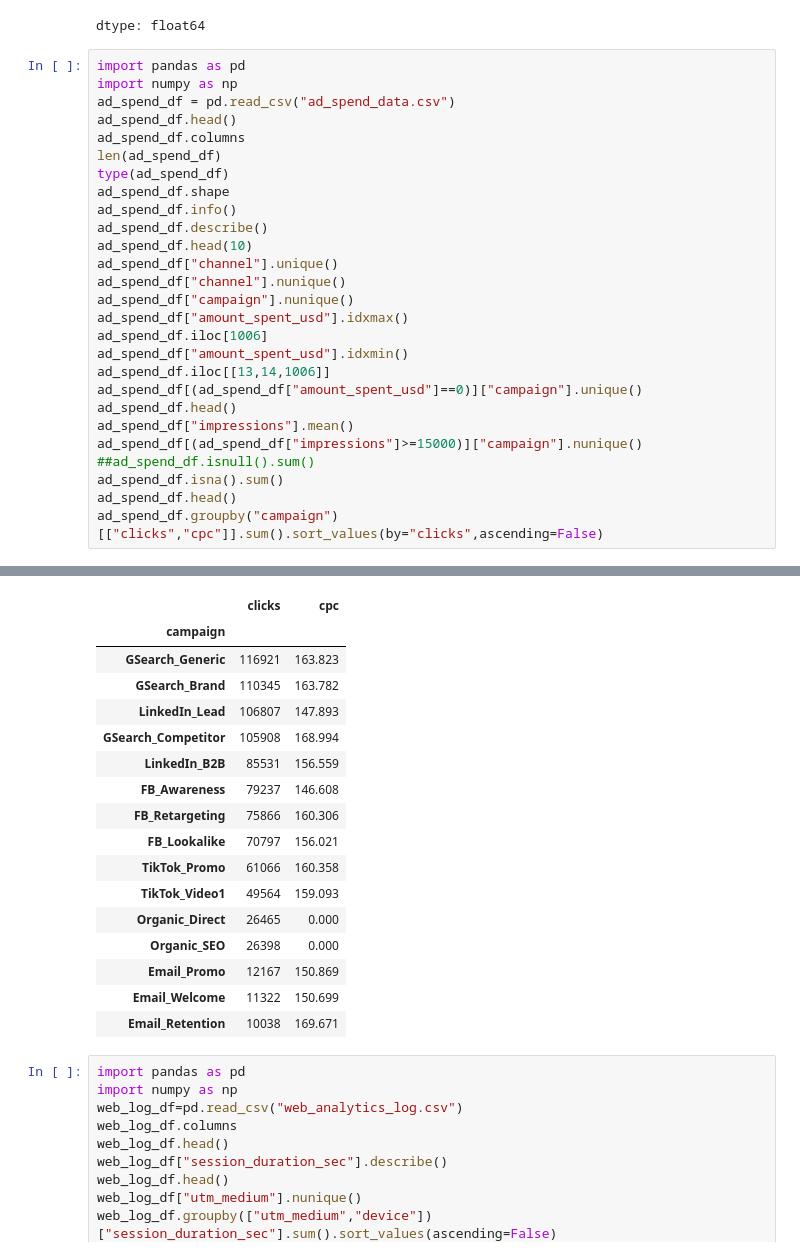
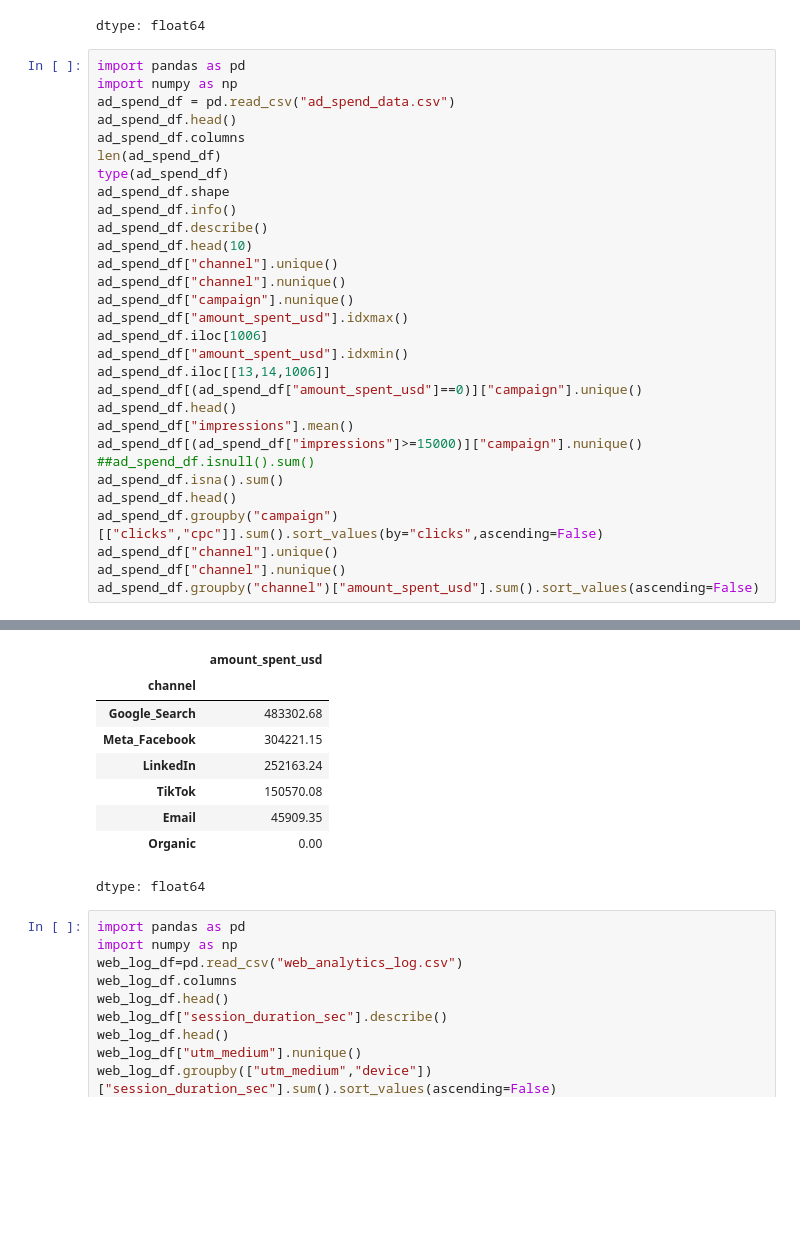
Before and after one commit to banerjee109/Infotact-Data-Team-2, a Jupyter notebook: Assignmenet_1_Roughbook.ipynb, the cells around one changed output, grey strips where cells are left out. Cells and saved outputs as stored; diff of their text form; blank space fills up the shorter version.

Commit message:
Analysed amounts spent channel-wise and extracted total amount spent platformwise

```diff
--- a/Assignmenet_1_Roughbook.ipynb
+++ b/Assignmenet_1_Roughbook.ipynb
@@ -237,50 +237,45 @@ ad_spend_df.head(10)
 ad_spend_df["channel"].unique()
 ad_spend_df["channel"].nunique()
 ad_spend_df["campaign"].nunique()
 ad_spend_df["amount_spent_usd"].idxmax()
 ad_spend_df.iloc[1006]
 ad_spend_df["amount_spent_usd"].idxmin()
 ad_spend_df.iloc[[13,14,1006]]
 ad_spend_df[(ad_spend_df["amount_spent_usd"]==0)]["campaign"].unique()
 ad_spend_df.head()
 ad_spend_df["impressions"].mean()
 ad_spend_df[(ad_spend_df["impressions"]>=15000)]["campaign"].nunique()
 ##ad_spend_df.isnull().sum()
 ad_spend_df.isna().sum()
 ad_spend_df.head()
 ad_spend_df.groupby("campaign")[["clicks","cpc"]].sum().sort_values(by="clicks",ascending=False)
+ad_spend_df["channel"].unique()
+ad_spend_df["channel"].nunique()
+ad_spend_df.groupby("channel")["amount_spent_usd"].sum().sort_values(ascending=False)
 # %% [output]
 <class 'pandas.core.frame.DataFrame'>
 RangeIndex: 1350 entries, 0 to 1349
 Data columns (total 7 columns):
  #   Column            Non-Null Count  Dtype
 ---  ------            --------------  -----
  0   date              1350 non-null   object
  1   channel           1350 non-null   object
  2   campaign          1350 non-null   object
  3   amount_spent_usd  1350 non-null   float64
  4   clicks            1350 non-null   int64
  5   impressions       1350 non-null   int64
  6   cpc               1350 non-null   float64
 dtypes: float64(2), int64(2), object(3)
 memory usage: 74.0+ KB
-|  | clicks | cpc |
-| campaign |  |  |
-| GSearch_Generic | 116921 | 163.823 |
-| GSearch_Brand | 110345 | 163.782 |
-| LinkedIn_Lead | 106807 | 147.893 |
-| GSearch_Competitor | 105908 | 168.994 |
-| LinkedIn_B2B | 85531 | 156.559 |
-| FB_Awareness | 79237 | 146.608 |
-| FB_Retargeting | 75866 | 160.306 |
-| FB_Lookalike | 70797 | 156.021 |
-| TikTok_Promo | 61066 | 160.358 |
-| TikTok_Video1 | 49564 | 159.093 |
-| Organic_Direct | 26465 | 0.000 |
-| Organic_SEO | 26398 | 0.000 |
-| Email_Promo | 12167 | 150.869 |
-| Email_Welcome | 11322 | 150.699 |
-| Email_Retention | 10038 | 169.671 |
+|  | amount_spent_usd |
+| channel |  |
+| Google_Search | 483302.68 |
+| Meta_Facebook | 304221.15 |
+| LinkedIn | 252163.24 |
+| TikTok | 150570.08 |
+| Email | 45909.35 |
+| Organic | 0.00 |
+dtype: float64
 # %%
 import pandas as pd
 import numpy as np
```
